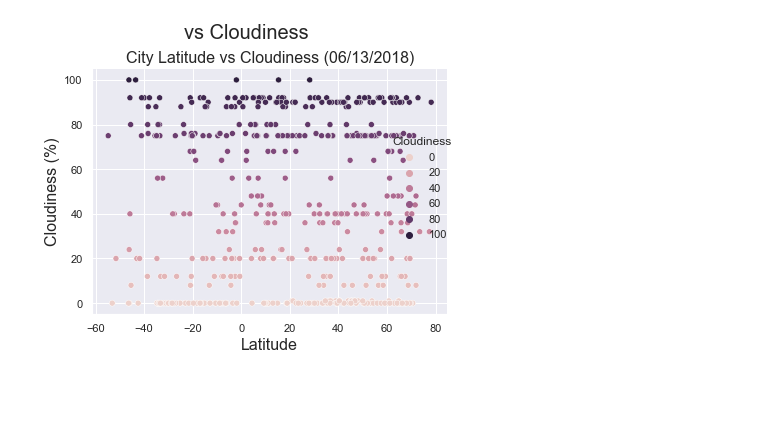
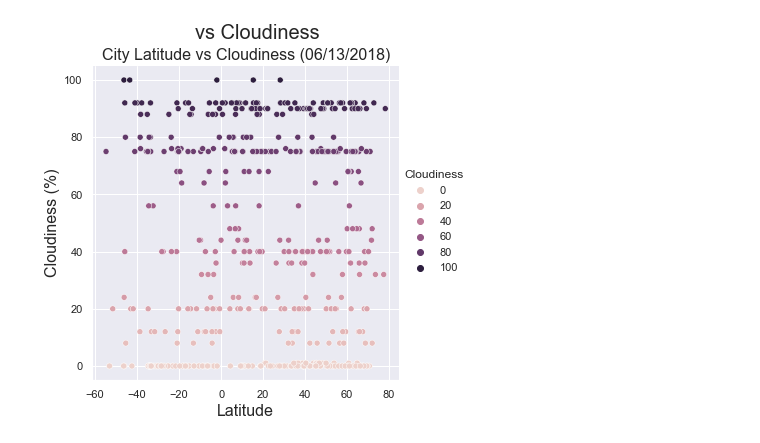
Before and after one commit to rromang/Web-Design, a Jupyter notebook: weather.ipynb, the cells around one changed output. Saved outputs shown, nothing was run; the diff lists cells and outputs as text; code cells hidden in the pictures; blank space fills up the shorter version.

```diff
--- a/weather.ipynb
+++ b/weather.ipynb
@@ -68,12 +68,11 @@ plt.savefig("wind_speed.png")
 # %%
 sns.set_theme('notebook')
 
 g = sns.relplot(x="Lat", y="Cloudiness", hue="Cloudiness", data=weather_df)
-g.fig.suptitle("vs Cloudiness", y=0.95, size=20)
+g.fig.suptitle("vs Cloudiness", y=1.08, size=20)
 plt.xlabel("Latitude", size=16)
 plt.ylabel("Cloudiness (%)", size=16)
 plt.title("City Latitude vs Cloudiness (06/13/2018)", size=16)
-plt.tight_layout()
-plt.savefig("cloudiness.png")
+plt.savefig("cloudiness.png", dpi=150, bbox_inches='tight')
 # %% [output]
-[figure, old version]
+[figure, new version]
```
Also changed, not shown: parts of 4 cells of this notebook, 17 other files.
